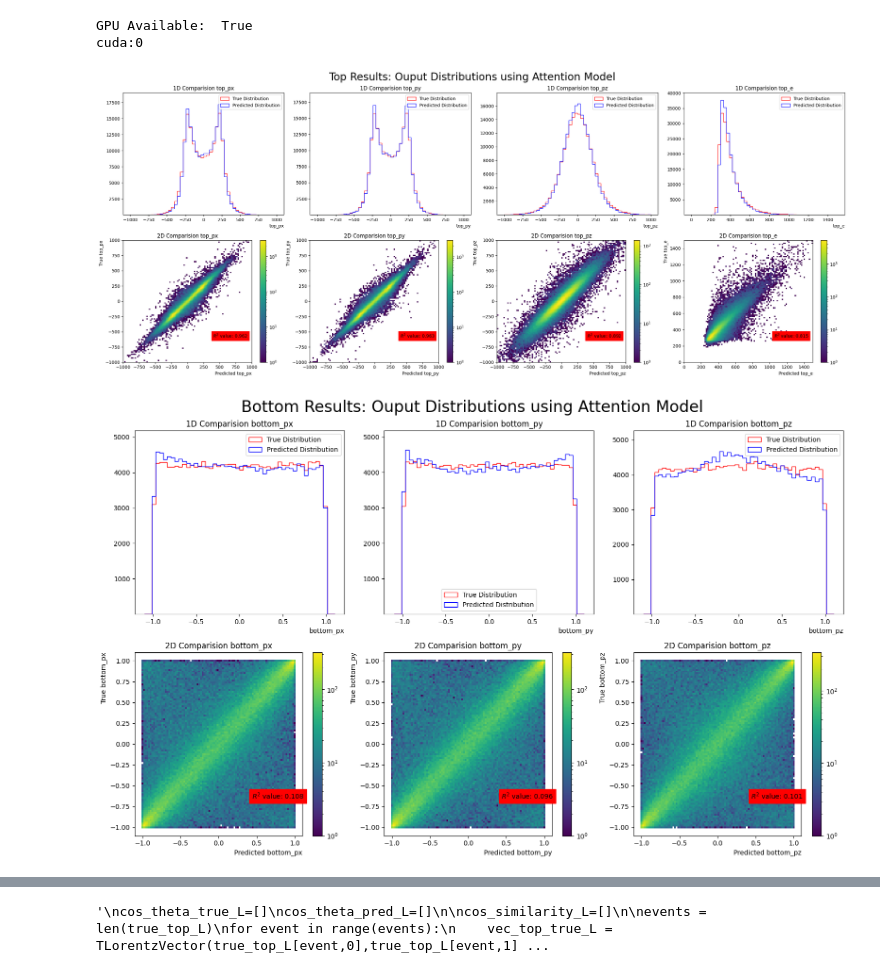
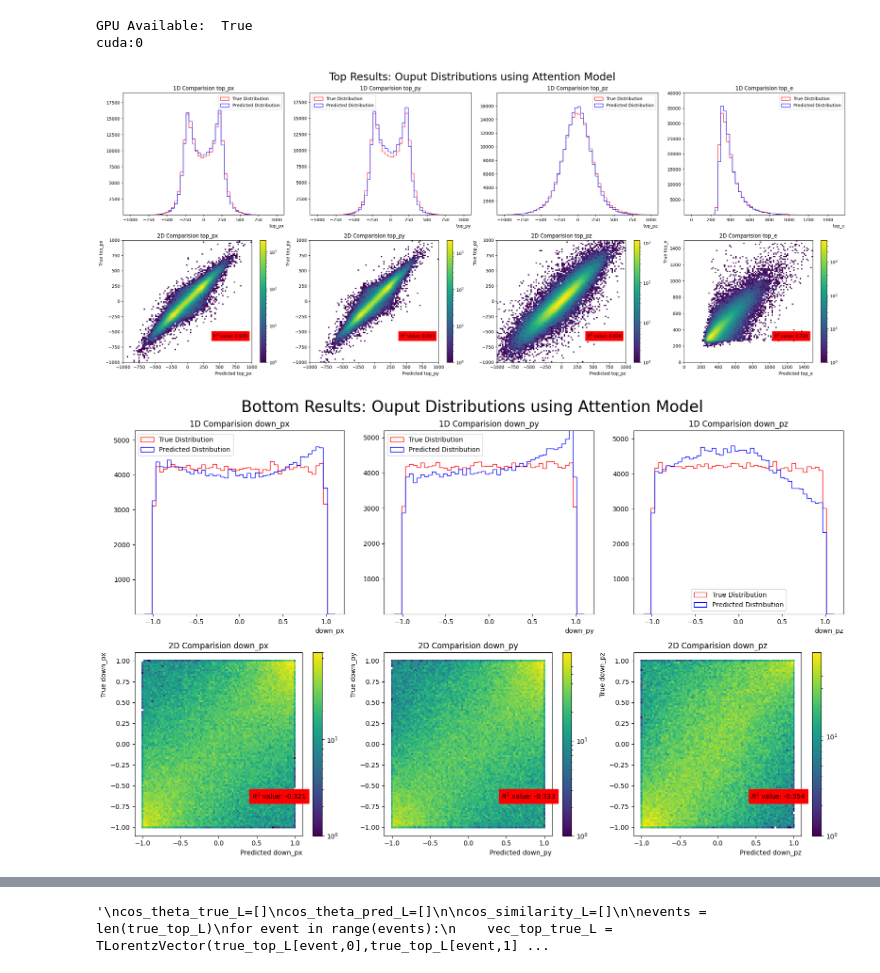
Before and after one commit to LukeV37/Top_Polarimetry, a Jupyter notebook: model/New_Eval.ipynb, the cells around one changed output, grey strips where cells are left out. Saved outputs shown, nothing was run; the diff lists cells and outputs as text; code cells hidden in the pictures.

Commit message:
interesting down quark results with Beta~0.4

```diff
--- a/model/New_Eval.ipynb
+++ b/model/New_Eval.ipynb
@@ -28,7 +28,7 @@ Welcome to JupyROOT 6.28/06
 L_eval_dataset = "WS_L_1M/datasets_fullBoost/dataset_combined.pt"
 R_eval_dataset = "WS_R_1M/datasets_fullBoost/dataset_combined.pt"
 
-in_model = "WS_U_10M/training_All_Task_Boost_tRest_Bottom_cosSim_v2_140epoch_64embed/model_final.torch"
+in_model = "WS_U_10M/training_Default_Tasks_Boosted_Frame_120epoch_64embed/model_final.torch"
 #in_model = "WS_U_10M/training_All_Task_Boost_tRest_Bottom_cosSim_v2_140epoch_64embed/models/model_Epoch_140.torch"
 # %%
 L_dataset = torch.load(L_eval_dataset, weights_only=False)
@@ -149,10 +149,10 @@ for probe_jet, constituents, event, top_labels, down_labels, bottom_labels, dire
     true_top_L = np.vstack((true_top_L,top_labels.detach().cpu().numpy()))
 
     pred_down_L = np.vstack((pred_down_L,down_pred.detach().cpu().numpy()))
-    true_down_L = np.vstack((true_down_L,bottom_labels.detach().cpu().numpy()))
+    true_down_L = np.vstack((true_down_L,down_labels.detach().cpu().numpy()))
 
-    pred_direct_L = np.vstack((pred_direct_L,direct_pred.detach().cpu().numpy()))
-    true_direct_L = np.vstack((true_direct_L,direct_labels[:,1].reshape(-1,1).detach().cpu().numpy()))
+    #pred_direct_L = np.vstack((pred_direct_L,direct_pred.detach().cpu().numpy()))
+    #true_direct_L = np.vstack((true_direct_L,direct_labels[:,1].reshape(-1,1).detach().cpu().numpy()))
 # %%
 top_feats=4
 pred_top_R = np.array([]).reshape(0,top_feats)
@@ -239,13 +239,13 @@ do_PlotTop=True
 if do_PlotTop:
     validate_predictions(true_top_L, pred_top_L, ["top_px", "top_py", "top_pz", "top_e"])
 # %% [output]
-[figure, old version]
+[figure, new version]
 # %%
 do_PlotDown=True
 if do_PlotDown:
-    validate_predictions(true_down_L, pred_down_L, ["bottom_px", "bottom_py", "bottom_pz"])
+    validate_predictions(true_down_L, pred_down_L, ["down_px", "down_py", "down_pz"])
 # %% [output]
-[figure, old version]
+[figure, new version]
 # %%
 do_PlotTop=True
 if do_PlotTop:
```
Also changed, not shown: parts of 9 cells of this notebook, 3 other files.
